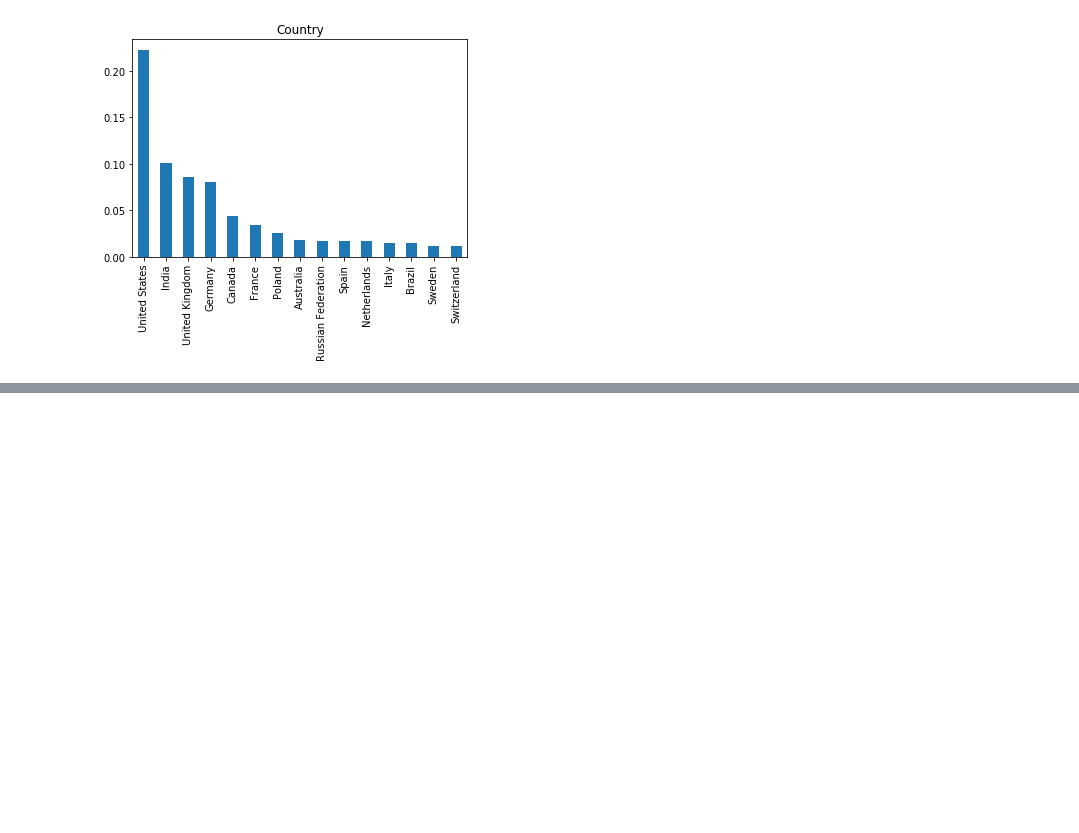
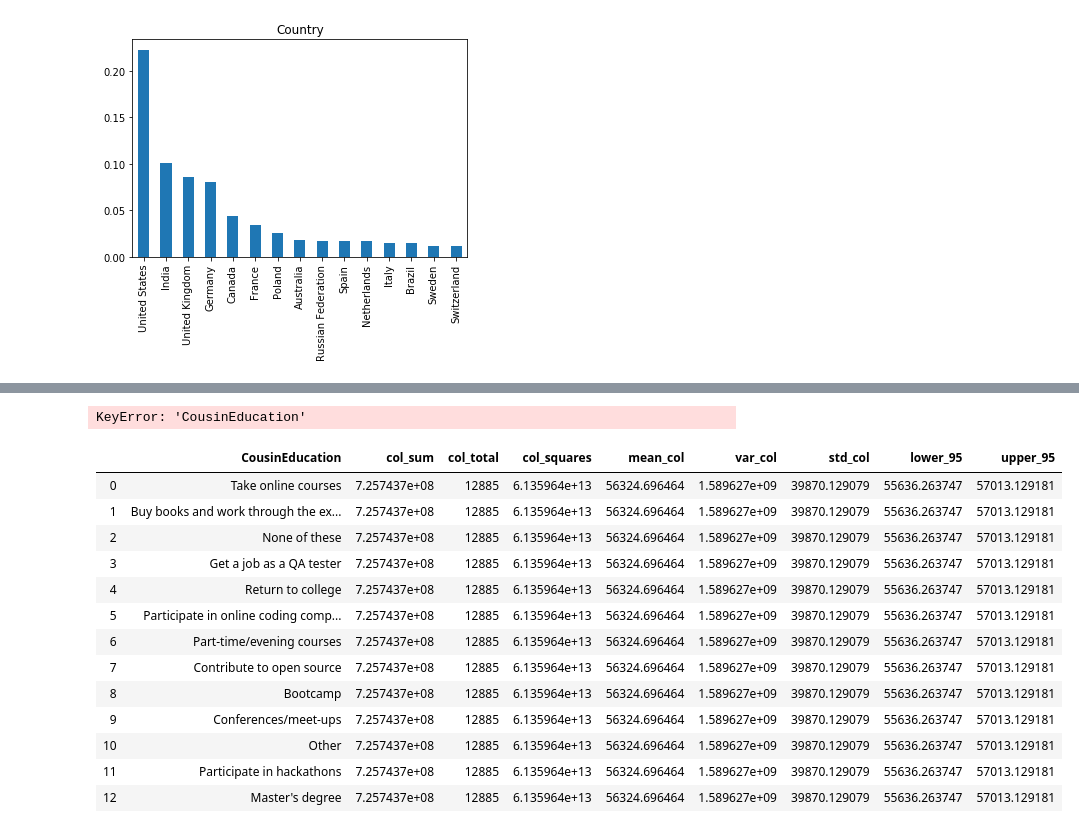
Before and after one commit to sousablde/StackOverflow-Dev-Survey-Data-Analysis, a Jupyter notebook: StackOverflow Dev Survey results.ipynb, the cells around one changed output, grey strips where cells are left out. Drawn from its saved outputs; the diff is of its cells as text; code cells hidden in the pictures; blank space fills up the shorter version.

```diff
--- a/StackOverflow Dev Survey results.ipynb
+++ b/StackOverflow Dev Survey results.ipynb
@@ -89,0 +106,4 @@ Text(0.5, 1.0, 'Country')
+# %%
+#check the avice given to the participants
+study = df['CousinEducation'].value_counts().reset_index()
+study.head()
@@ -89,0 +117,4 @@ Text(0.5, 1.0, 'Country')
+# %%
+#based on this information I will change the column names to something more significant
+study.rename(columns = {'index' : 'method', 'CousinEducation' : 'count'}, inplace = True)
+study.head()
@@ -89,0 +148,6 @@ Text(0.5, 1.0, 'Country')
+# %%
+#creating a list of the individual methods suggested
+values_in_method = ['Take online courses', 'Buy books and work through the exercises','None of these',
+                    'Get a job as a QA tester', 'Return to college', 'Participate in online coding competitions',
+                   'Part-time/evening courses', 'Contribute to open source', 'Bootcamp', 'Conferences/meet-ups',
+                   'Other', 'Participate in hackathons', 'Master\'s degree' ]
@@ -89,0 +262,22 @@ Text(0.5, 1.0, 'Country')
+# %%
+df_all = relevant_method(study, 'CousinEducation', 'Salary', values_in_method)
+# %% [output]
+KeyError: 'CousinEducation'
+# %%
+#now lets sort the results based on the mean
+df_all.sort_values('mean_col', ascending = False)
+# %% [output]
+|  | CousinEducation | col_sum | col_total | col_squares | mean_col | var_col | std_col | lower_95 | upper_95 |
+| 0 | Take online courses | 7.257437e+08 | 12885 | 6.135964e+13 | 56324.696464 | 1.589627e+09 | 39870.129079 | 55636.263747 | 57013.129181 |
+| 1 | Buy books and work through the ex... | 7.257437e+08 | 12885 | 6.135964e+13 | 56324.696464 | 1.589627e+09 | 39870.129079 | 55636.263747 | 57013.129181 |
+| 2 | None of these | 7.257437e+08 | 12885 | 6.135964e+13 | 56324.696464 | 1.589627e+09 | 39870.129079 | 55636.263747 | 57013.129181 |
+| 3 | Get a job as a QA tester | 7.257437e+08 | 12885 | 6.135964e+13 | 56324.696464 | 1.589627e+09 | 39870.129079 | 55636.263747 | 57013.129181 |
+| 4 | Return to college | 7.257437e+08 | 12885 | 6.135964e+13 | 56324.696464 | 1.589627e+09 | 39870.129079 | 55636.263747 | 57013.129181 |
+| 5 | Participate in online coding comp... | 7.257437e+08 | 12885 | 6.135964e+13 | 56324.696464 | 1.589627e+09 | 39870.129079 | 55636.263747 | 57013.129181 |
+| 6 | Part-time/evening courses | 7.257437e+08 | 12885 | 6.135964e+13 | 56324.696464 | 1.589627e+09 | 39870.129079 | 55636.263747 | 57013.129181 |
+| 7 | Contribute to open source | 7.257437e+08 | 12885 | 6.135964e+13 | 56324.696464 | 1.589627e+09 | 39870.129079 | 55636.263747 | 57013.129181 |
+| 8 | Bootcamp | 7.257437e+08 | 12885 | 6.135964e+13 | 56324.696464 | 1.589627e+09 | 39870.129079 | 55636.263747 | 57013.129181 |
+| 9 | Conferences/meet-ups | 7.257437e+08 | 12885 | 6.135964e+13 | 56324.696464 | 1.589627e+09 | 39870.129079 | 55636.263747 | 57013.129181 |
+| 10 | Other | 7.257437e+08 | 12885 | 6.135964e+13 | 56324.696464 | 1.589627e+09 | 39870.129079 | 55636.263747 | 57013.129181 |
+| 11 | Participate in hackathons | 7.257437e+08 | 12885 | 6.135964e+13 | 56324.696464 | 1.589627e+09 | 39870.129079 | 55636.263747 | 57013.129181 |
+| 12 | Master's degree | 7.257437e+08 | 12885 | 6.135964e+13 | 56324.696464 | 1.589627e+09 | 39870.129079 | 55636.263747 | 57013.129181 |
```
Also changed, not shown: parts of 9 cells of this notebook.
